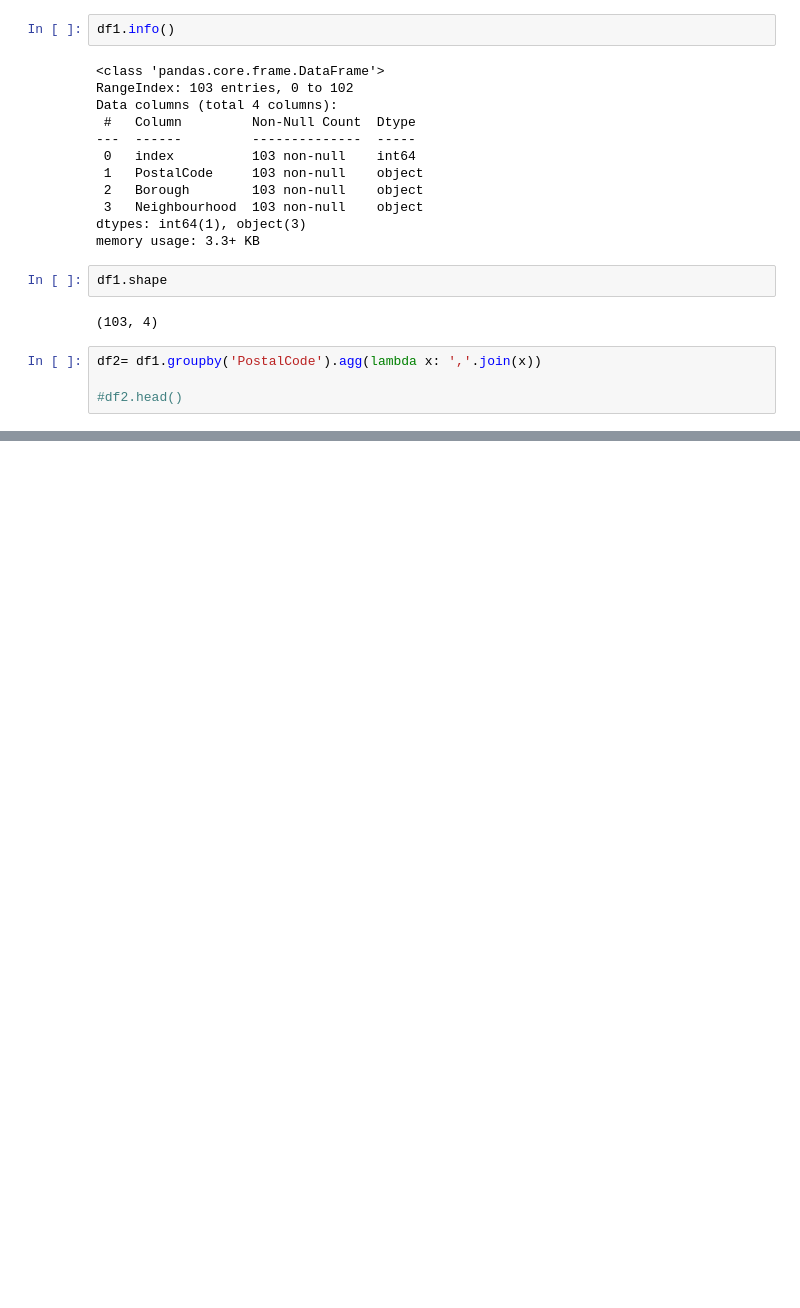
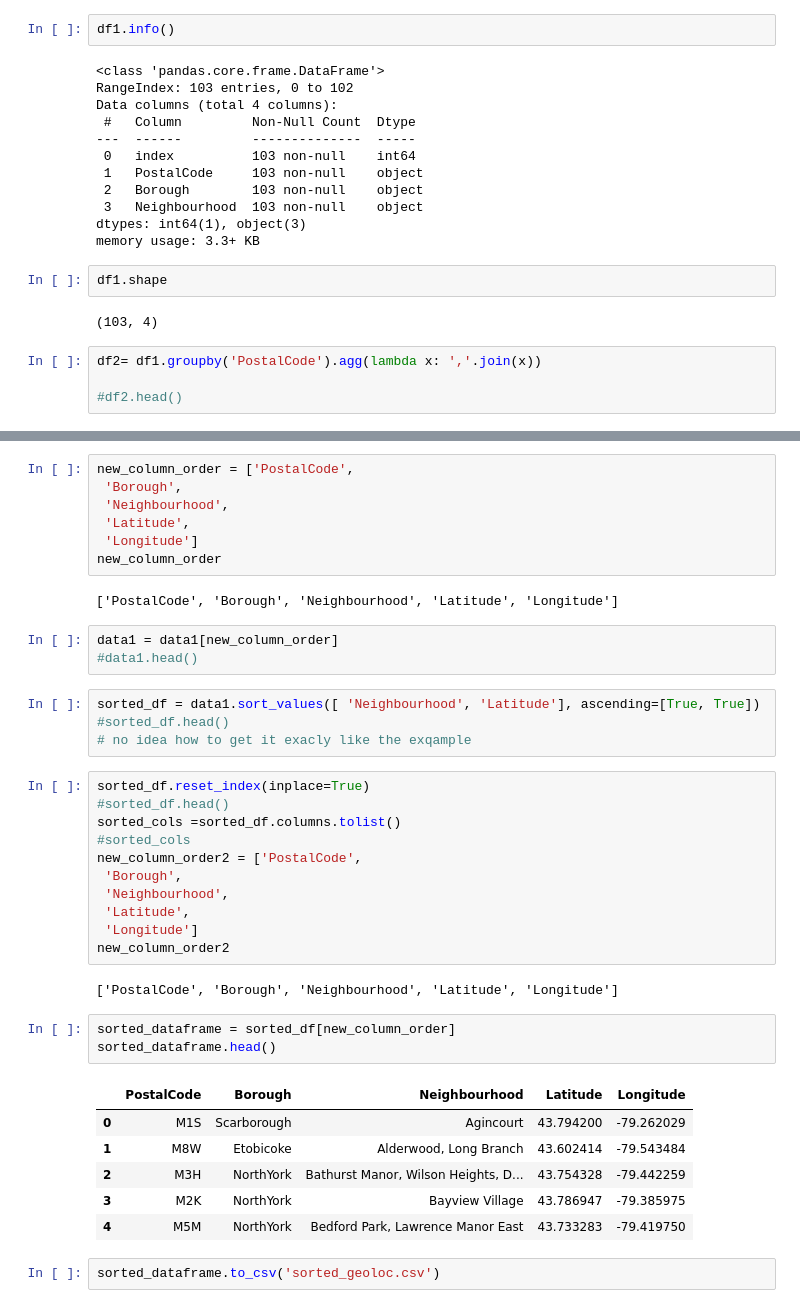
Before and after one commit to fhernandonajera/IBM_Data-Science-Professional-Certification, a Jupyter notebook: Task_1.ipynb, the cells around one changed output, grey strips where cells are left out. Cells and saved outputs as stored; diff of their text form; blank space fills up the shorter version.

```diff
--- a/Task_1.ipynb
+++ b/Task_1.ipynb
@@ -125,0 +439,41 @@ df2= df1.groupby('PostalCode').agg(lambda x: ','.join(x))
+# %%
+new_column_order = ['PostalCode',
+ 'Borough',
+ 'Neighbourhood',
+ 'Latitude',
+ 'Longitude']
+new_column_order
+# %% [output]
+['PostalCode', 'Borough', 'Neighbourhood', 'Latitude', 'Longitude']
+# %%
+data1 = data1[new_column_order]
+#data1.head()
+# %%
+sorted_df = data1.sort_values([ 'Neighbourhood', 'Latitude'], ascending=[True, True])
+#sorted_df.head()
+# no idea how to get it exacly like the exqample
+# %%
+sorted_df.reset_index(inplace=True)
+#sorted_df.head()
+sorted_cols =sorted_df.columns.tolist()
+#sorted_cols
+new_column_order2 = ['PostalCode',
+ 'Borough',
+ 'Neighbourhood',
+ 'Latitude',
+ 'Longitude']
+new_column_order2
+# %% [output]
+['PostalCode', 'Borough', 'Neighbourhood', 'Latitude', 'Longitude']
+# %%
+sorted_dataframe = sorted_df[new_column_order]
+sorted_dataframe.head()
+# %% [output]
+|  | PostalCode | Borough | Neighbourhood | Latitude | Longitude |
+| 0 | M1S | Scarborough | Agincourt | 43.794200 | -79.262029 |
+| 1 | M8W | Etobicoke | Alderwood, Long Branch | 43.602414 | -79.543484 |
+| 2 | M3H | NorthYork | Bathurst Manor, Wilson Heights, D... | 43.754328 | -79.442259 |
+| 3 | M2K | NorthYork | Bayview Village | 43.786947 | -79.385975 |
+| 4 | M5M | NorthYork | Bedford Park, Lawrence Manor East | 43.733283 | -79.419750 |
+# %%
+sorted_dataframe.to_csv('sorted_geoloc.csv')
```
Also changed, not shown: parts of 46 cells of this notebook.
